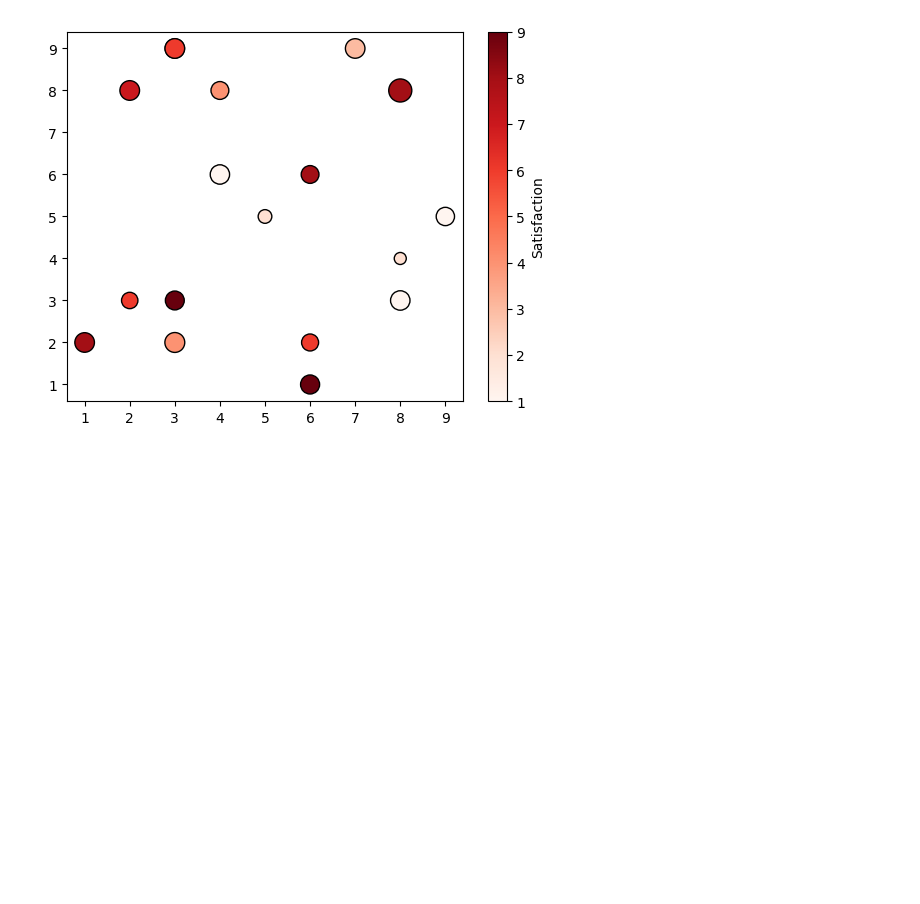
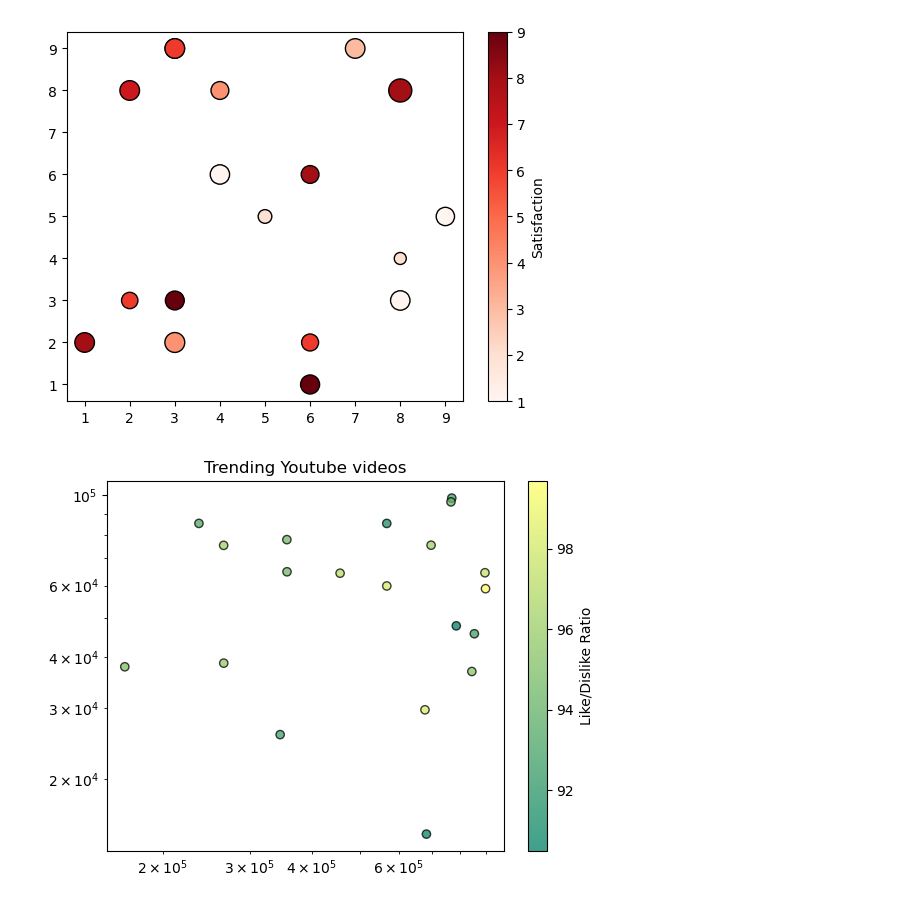
Before and after one commit to Suruthi-Keerthika/Projects, a Jupyter notebook: Mat.ipynb, the cells around one changed output. Drawn from its saved outputs; the diff is of its cells as text; code cells hidden in the pictures; blank space fills up the shorter version.

```diff
--- a/Mat.ipynb
+++ b/Mat.ipynb
@@ -373,3 +373,26 @@ cbar.set_label("Satisfaction")
 plt.show()
 # %% [output]
 [figure]
+# %%
+import pandas as pd
+import matplotlib.pyplot as plt
+data={
+    "view_count":[896545,356568,853428,265768,768199,678109,898922,567627,682729,765277,345570,236777,167678,265656,456776,784534,567676,843455,697645,356767],
+    "likes":[64534,77855,45667,38655,98535,29667,58956,85349,14663,96435,25775,85364,37865,75379,64367,47758,59875,36865,75444,64889],
+    "ratio":[97.56,94.67,92.75,95.78,92.75,98.45,99.67,91.56,90.78,94.23,92.78,93.45,95.12,96.28,97.20,90.49,98.28,95.36,96.26,94.58]
+}
+df=pd.DataFrame(data)
+df.to_csv("Ratio.csv", index=False)
+Data=pd.read_csv("Ratio.csv")
+view_count=Data["view_count"]
+likes=Data["likes"]
+ratio=Data["ratio"]
+plt.scatter(view_count,likes,c=ratio, cmap="summer",edgecolor="Black",linewidth=1, alpha=0.75)
+cbar=plt.colorbar()
+cbar.set_label('Like/Dislike Ratio')
+plt.xscale('log')
+plt.yscale('log')
+plt.title("Trending Youtube videos")
+plt.show()
+# %% [output]
+[figure, added]
```
Also changed, not shown: parts of 4 cells of this notebook.
